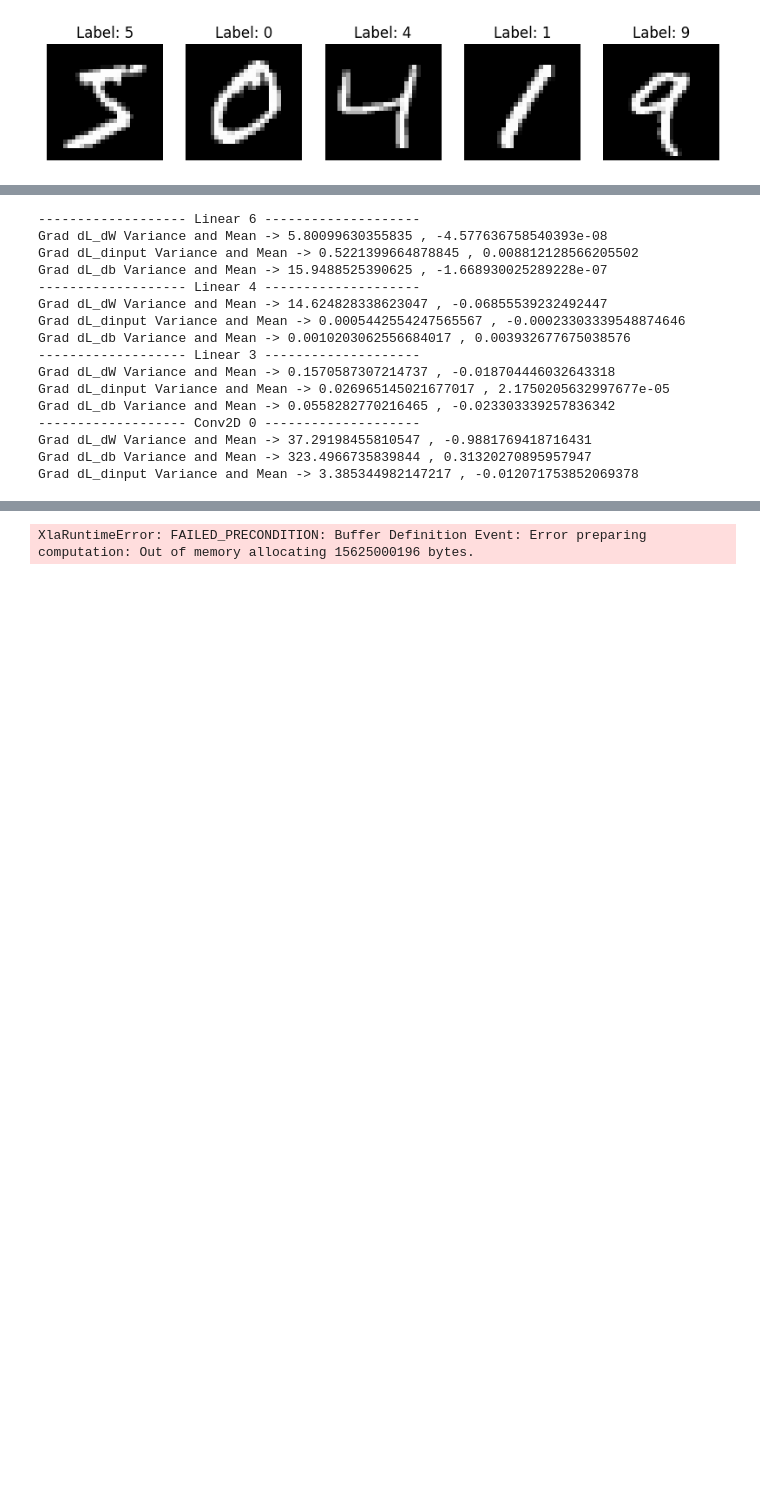
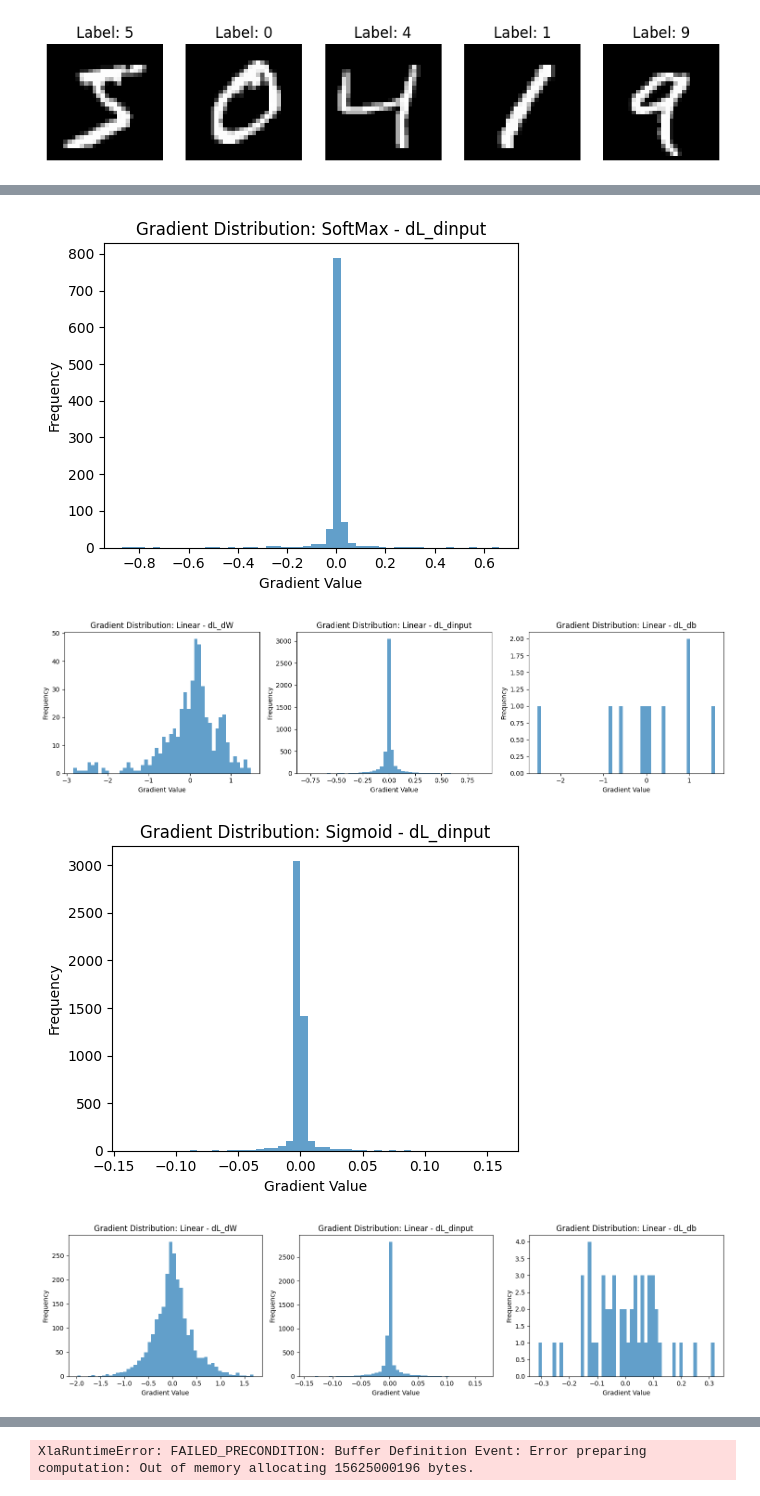
Before and after one commit to SanjithKumar2/MiniTorch, a Jupyter notebook: CNNVFC.ipynb, the cells around one changed output, grey strips where cells are left out. Cells and saved outputs as stored; diff of their text form; code cells hidden in the pictures; blank space fills up the shorter version.

Commit message:
gradient flows understood

```diff
--- a/CNNVFC.ipynb
+++ b/CNNVFC.ipynb
@@ -223,19 +223,7 @@ Output Variance and Mean -> (Array(2.7844071, dtype=float32), Array(-3.724526, d
-# %%
-net.print_gradient_info()
-# %% [output]
-------------------- Linear 6 --------------------
-Grad dL_dW Variance and Mean -> 5.80099630355835 , -4.577636758540393e-08
-Grad dL_dinput Variance and Mean -> 0.5221399664878845 , 0.008812128566205502
-Grad dL_db Variance and Mean -> 15.9488525390625 , -1.668930025289228e-07
-------------------- Linear 4 --------------------
-Grad dL_dW Variance and Mean -> 14.624828338623047 , -0.06855539232492447
-Grad dL_dinput Variance and Mean -> 0.0005442554247565567 , -0.00023303339548874646
-Grad dL_db Variance and Mean -> 0.0010203062556684017 , 0.003932677675038576
-------------------- Linear 3 --------------------
-Grad dL_dW Variance and Mean -> 0.1570587307214737 , -0.018704446032643318
-Grad dL_dinput Variance and Mean -> 0.026965145021677017 , 2.1750205632997677e-05
-Grad dL_db Variance and Mean -> 0.0558282770216465 , -0.023303339257836342
-------------------- Conv2D 0 --------------------
-Grad dL_dW Variance and Mean -> 37.29198455810547 , -0.9881769418716431
-Grad dL_db Variance and Mean -> 323.4966735839844 , 0.31320270895957947
-Grad dL_dinput Variance and Mean -> 3.385344982147217 , -0.012071753852069378
+# %%
+net_2.plot_backprop_grad_dist()
+# %% [output]
+[figure, added]
+[figure, added]
+[figure, added]
+[figure, added]
```
Also changed, not shown: parts of 10 cells of this notebook, 5 other files.
